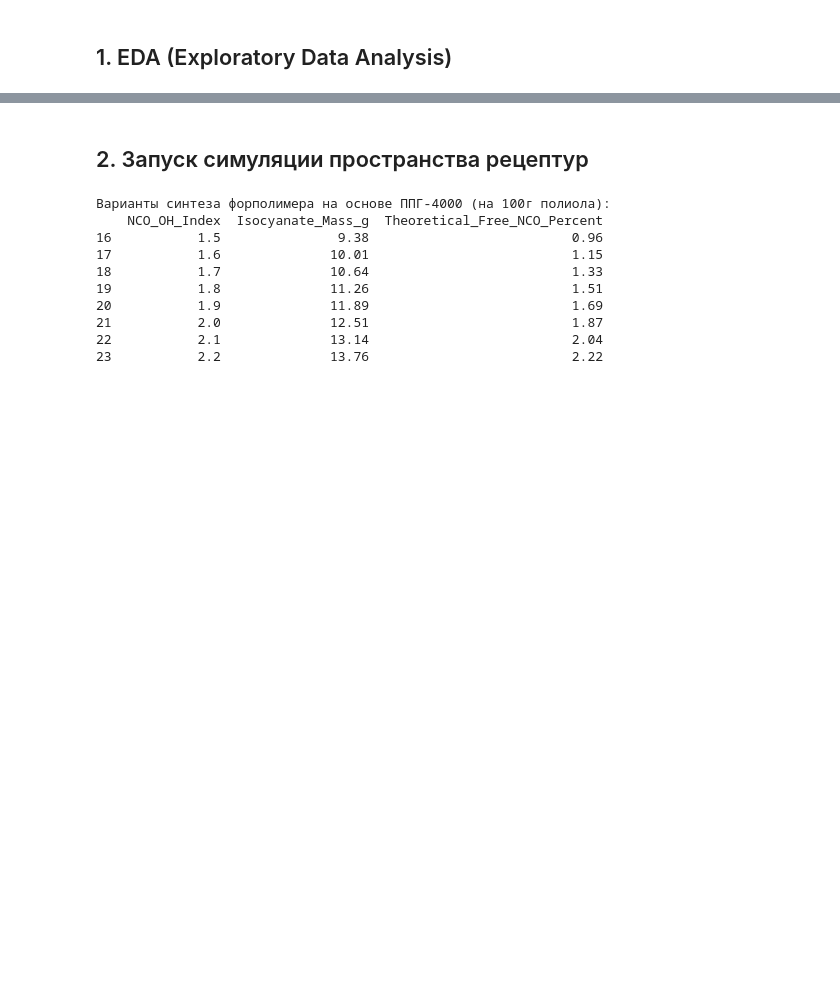
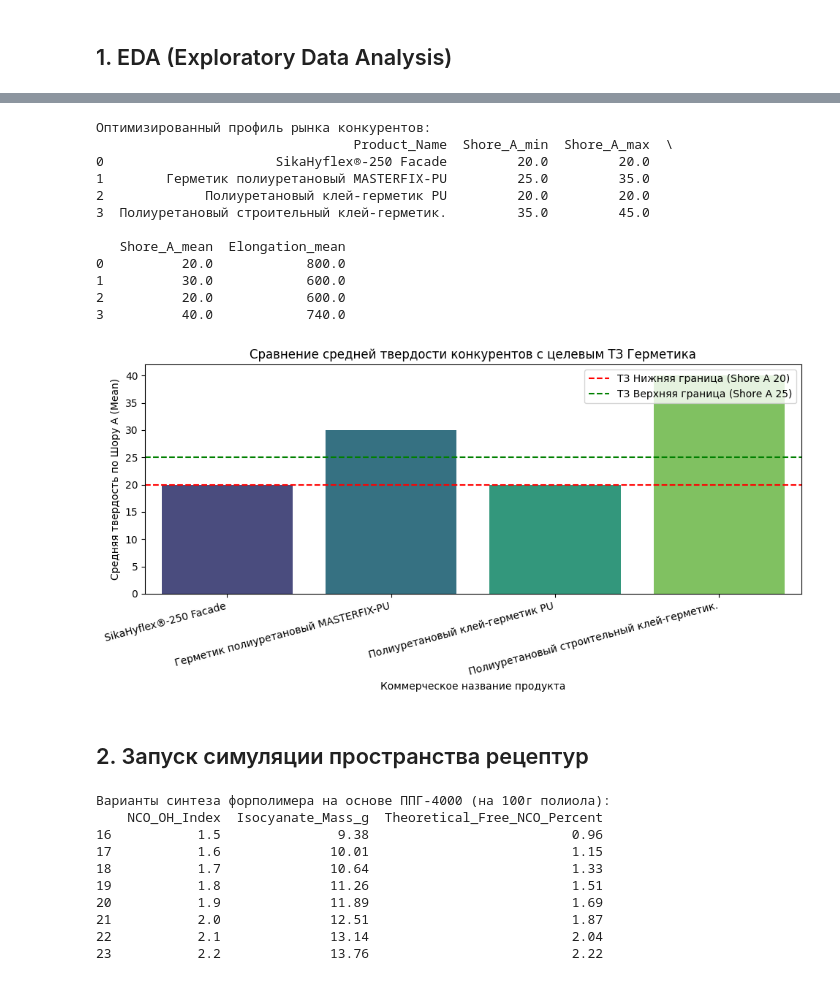
Before and after one commit to czeberyak/elastomeric_1k_pu, a Jupyter notebook: notebooks/01_data_exploration.ipynb, the cells around one changed output, grey strips where cells are left out. Saved outputs shown, nothing was run; the diff lists cells and outputs as text; code cells hidden in the pictures; blank space fills up the shorter version.

```diff
--- a/notebooks/01_data_exploration.ipynb
+++ b/notebooks/01_data_exploration.ipynb
@@ -56,3 +3,55 @@ plt.show()
+# %%
+import pandas as pd
+import matplotlib.pyplot as plt
+import seaborn as sns
+
+# 1. Загружаем обновленный ML-ready датасет
+df = pd.read_csv('../data/03_processed/benchmarks_dataset.csv')
+
+# Очищаем дубликаты по обновленным именам колонок
+df = df.drop_duplicates(subset=['Product_Name', 'Shore_A_mean'])
+
+print("Оптимизированный профиль рынка конкурентов:")
+print(df[['Product_Name', 'Shore_A_min', 'Shore_A_max', 'Shore_A_mean', 'Elongation_mean']])
+
+# 2. Построение графика по средним значениям твердости
+plt.figure(figsize=(10, 5))
+
+sns.barplot(
+    x='Product_Name',
+    y='Shore_A_mean',
+    data=df,
+    hue='Product_Name',
+    palette='viridis',
+    legend=False
+)
+
+# Добавляем целевые границы по нашему ТЗ (20-25 по Шору А)
+plt.axhline(y=20, color='r', linestyle='--', linewidth=1.5, label='ТЗ Нижняя граница (Shore A 20)')
+plt.axhline(y=25, color='g', linestyle='--', linewidth=1.5, label='ТЗ Верхняя граница (Shore A 25)')
+
+plt.title('Сравнение средней твердости конкурентов с целевым ТЗ Герметика')
+plt.ylabel('Средняя твердость по Шору А (Mean)')
+plt.xlabel('Коммерческое название продукта')
+plt.xticks(rotation=15, ha='right')
+plt.legend(loc='upper right')
+plt.tight_layout()
+
+plt.show()
+# %% [output]
+Оптимизированный профиль рынка конкурентов:
+                                 Product_Name  Shore_A_min  Shore_A_max  \
+0                      SikaHyflex®-250 Facade         20.0         20.0
+1        Герметик полиуретановый MASTERFIX-PU         25.0         35.0
+2             Полиуретановый клей-герметик PU         20.0         20.0
+3  Полиуретановый строительный клей-герметик.         35.0         45.0
+
+   Shore_A_mean  Elongation_mean
+0          20.0            800.0
+1          30.0            600.0
+2          20.0            600.0
+3          40.0            740.0
+[figure, added]
 # %% [markdown]
 ## 2. Запуск симуляции пространства рецептур
 # %%
```
Also changed, not shown: parts of 1 cell of this notebook, 2 other files.
